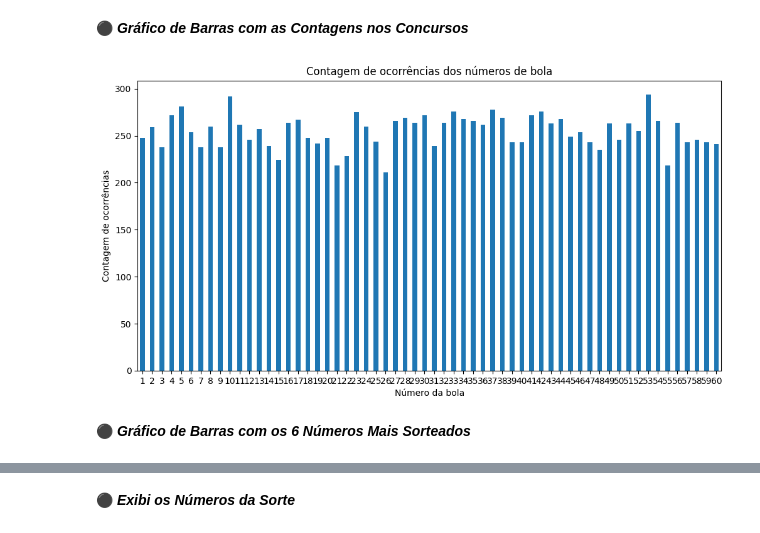
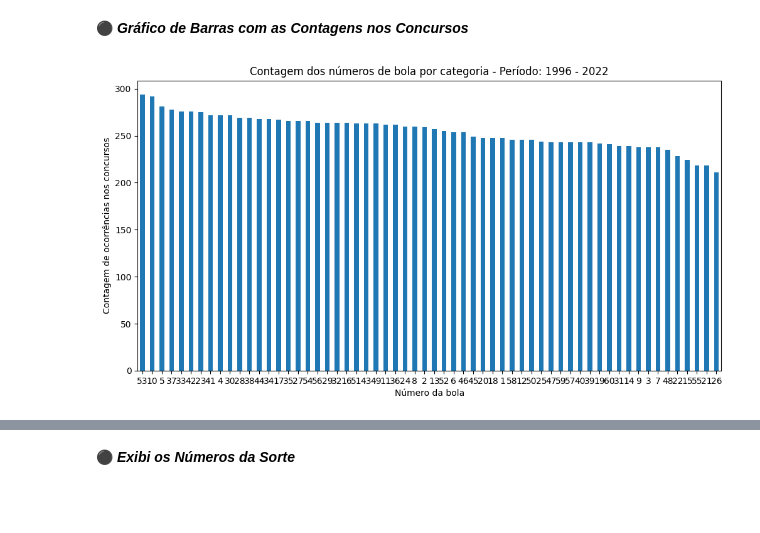
Before and after one commit to luisfeliphe66/Sorteios_mega_sena, a Jupyter notebook: Sorteios_mega_sena.ipynb, the cells around one changed output, grey strips where cells are left out. Saved outputs shown, nothing was run; the diff lists cells and outputs as text; code cells hidden in the pictures; blank space fills up the shorter version.

```diff
--- a/Sorteios_mega_sena.ipynb
+++ b/Sorteios_mega_sena.ipynb
@@ -117,23 +118,23 @@ nome_arquivo_extraido = delete_coluna_ordem(caminho_arquivo_zip, diretorio_desti
 # %%
 if nome_arquivo_extraido:
     # Carregar o DataFrame a partir do arquivo CSV extraído
     df = pd.read_csv(nome_arquivo_extraido)
 
     # Deleta a coluna 'ordem' se existir
     if 'ordem' in df.columns:
         df = df.drop(columns=['ordem'])
 
-    # Gráfico de barras com as contagens nos concursos
+    # Contagem de ocorrências dos números de bola
+    contagem_bolas = df['bola'].value_counts()
+
+    # Plotar gráfico de barras empilhadas
     plt.figure(figsize=(12, 6))
-    contagem_bolas = df['bola'].value_counts()
-    contagem_bolas.sort_index().plot(kind='bar', rot=0)
-    plt.title('Contagem de ocorrências dos números de bola')
+    contagem_bolas.plot(kind='bar', stacked=True, rot=0)
+    plt.title('Contagem dos números de bola por categoria - Período: 1996 - 2022')
     plt.xlabel('Número da bola')
-    plt.ylabel('Contagem de ocorrências')
+    plt.ylabel('Contagem de ocorrências nos concursos')
     plt.show()
 else:
     print('Não foi possível encontrar um arquivo CSV dentro do ZIP.')
 # %% [output]
-[figure, old version]
+[figure, new version]
-# %% [markdown]
-⚫ ***Gráfico de Barras com os 6 Números Mais Sorteados***
```
Also changed, not shown: parts of 4 cells of this notebook.
